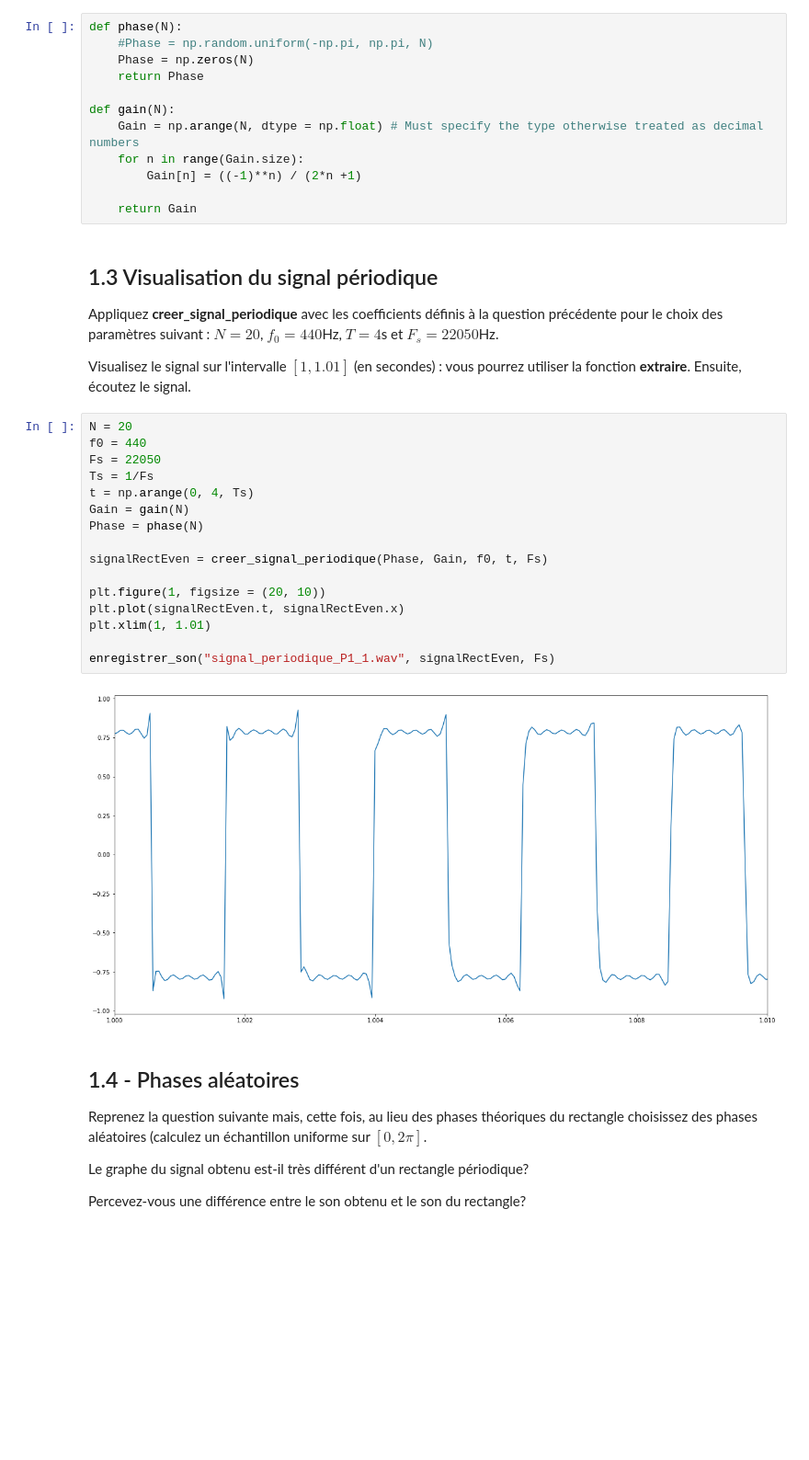
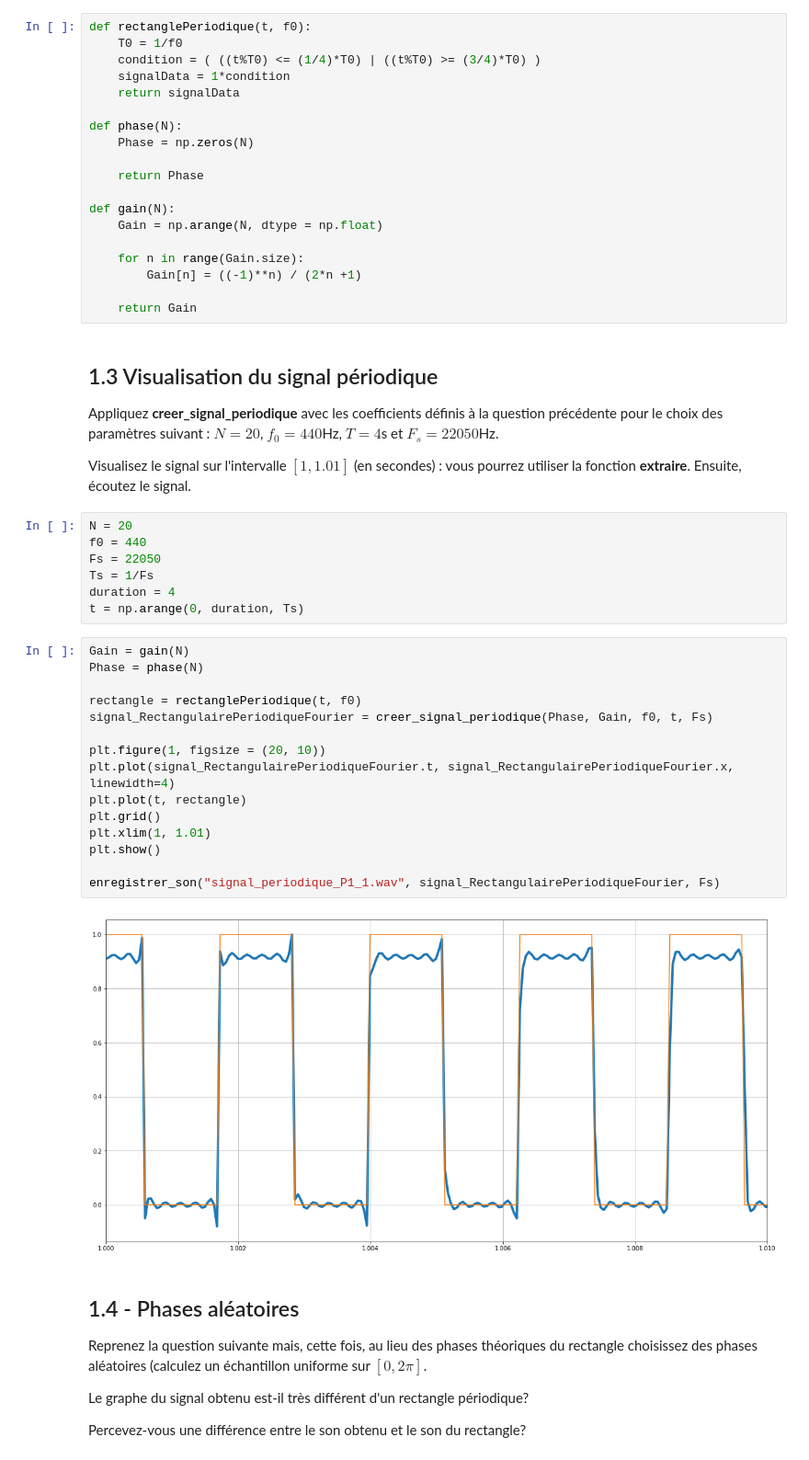
Before and after one commit to guillaume-haerinck/imac-tp-signal, a Jupyter notebook: tp-02-gain-phase/rendu-tp-02.ipynb, the cells around one changed output. Shown at 92% size. Saved outputs shown, nothing was run; the diff lists cells and outputs as text; blank space fills up the shorter version.

```diff
--- a/tp-02-gain-phase/rendu-tp-02.ipynb
+++ b/tp-02-gain-phase/rendu-tp-02.ipynb
@@ -63,13 +64,20 @@ Reprenez l'exemple du rectangle périodique, pair, vu en cours.
 
 Exprimez les coefficients $G_k$ et $P_k$.
 # %%
+def rectanglePeriodique(t, f0):
+    T0 = 1/f0
+    condition = ( ((t%T0) <= (1/4)*T0) | ((t%T0) >= (3/4)*T0) )
+    signalData = 1*condition
+    return signalData
+
 def phase(N):
-    #Phase = np.random.uniform(-np.pi, np.pi, N)
     Phase = np.zeros(N)
+
     return Phase
 
 def gain(N):
-    Gain = np.arange(N, dtype = np.float) # Must specify the type otherwise treated as decimal numbers
+    Gain = np.arange(N, dtype = np.float)
+
     for n in range(Gain.size):
         Gain[n] = ((-1)**n) / (2*n +1)
 
@@ -80,24 +88,30 @@ def gain(N):
 Appliquez **creer_signal_periodique** avec les coefficients définis à la question précédente pour le choix des paramètres suivant : $N=20$, $f_0=440$Hz, $T=4$s et $F_s=22050$Hz.
 
 Visualisez le signal sur l'intervalle $[1, 1.01]$ (en secondes) : vous pourrez utiliser la fonction **extraire**. Ensuite, écoutez le signal.
+# %%
+N = 20
+f0 = 440
+Fs = 22050
+Ts = 1/Fs
+duration = 4
+t = np.arange(0, duration, Ts)
 # %%
-N = 20
-f0 = 440
-Fs = 22050
-Ts = 1/Fs
-t = np.arange(0, 4, Ts)
 Gain = gain(N)
 Phase = phase(N)
 
-signalRectEven = creer_signal_periodique(Phase, Gain, f0, t, Fs)
+rectangle = rectanglePeriodique(t, f0)
+signal_RectangulairePeriodiqueFourier = creer_signal_periodique(Phase, Gain, f0, t, Fs)
 
 plt.figure(1, figsize = (20, 10))
-plt.plot(signalRectEven.t, signalRectEven.x)
+plt.plot(signal_RectangulairePeriodiqueFourier.t, signal_RectangulairePeriodiqueFourier.x, linewidth=4)
+plt.plot(t, rectangle)
+plt.grid()
 plt.xlim(1, 1.01)
+plt.show()
 
-enregistrer_son("signal_periodique_P1_1.wav", signalRectEven, Fs)
+enregistrer_son("signal_periodique_P1_1.wav", signal_RectangulairePeriodiqueFourier, Fs)
 # %% [output]
-[figure, old version]
+[figure, new version]
 # %% [markdown]
 ## 1.4 - Phases aléatoires
 
```
Also changed, not shown: parts of 14 cells of this notebook, 2 other files.
